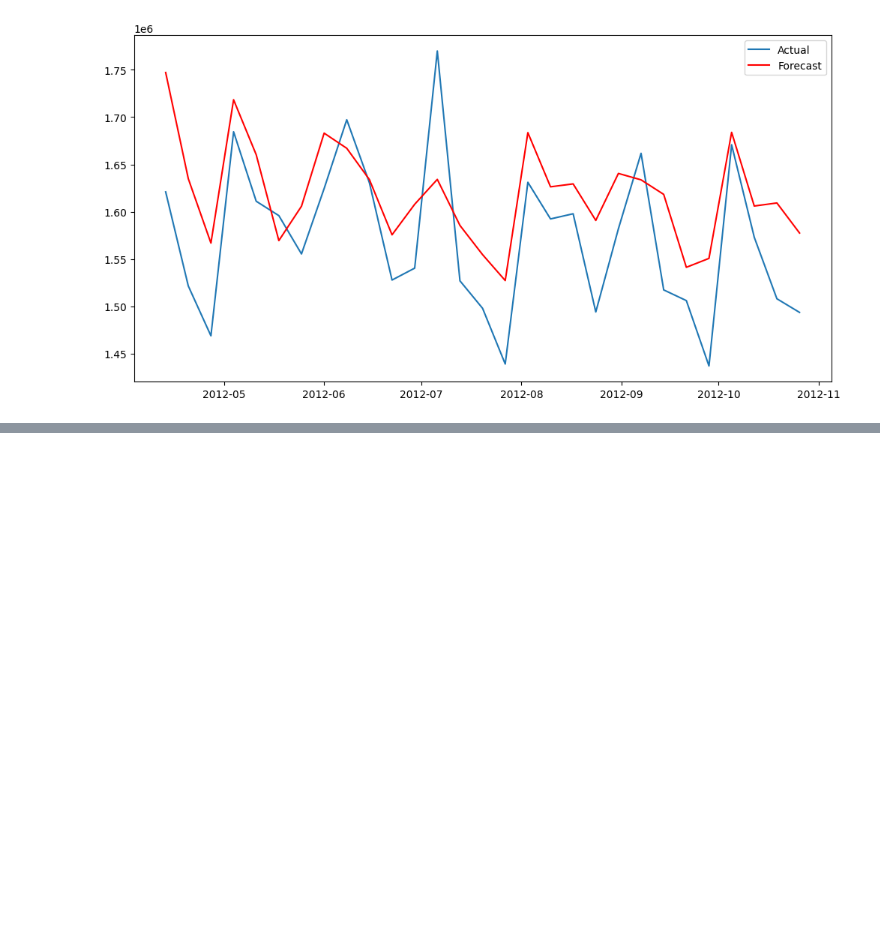
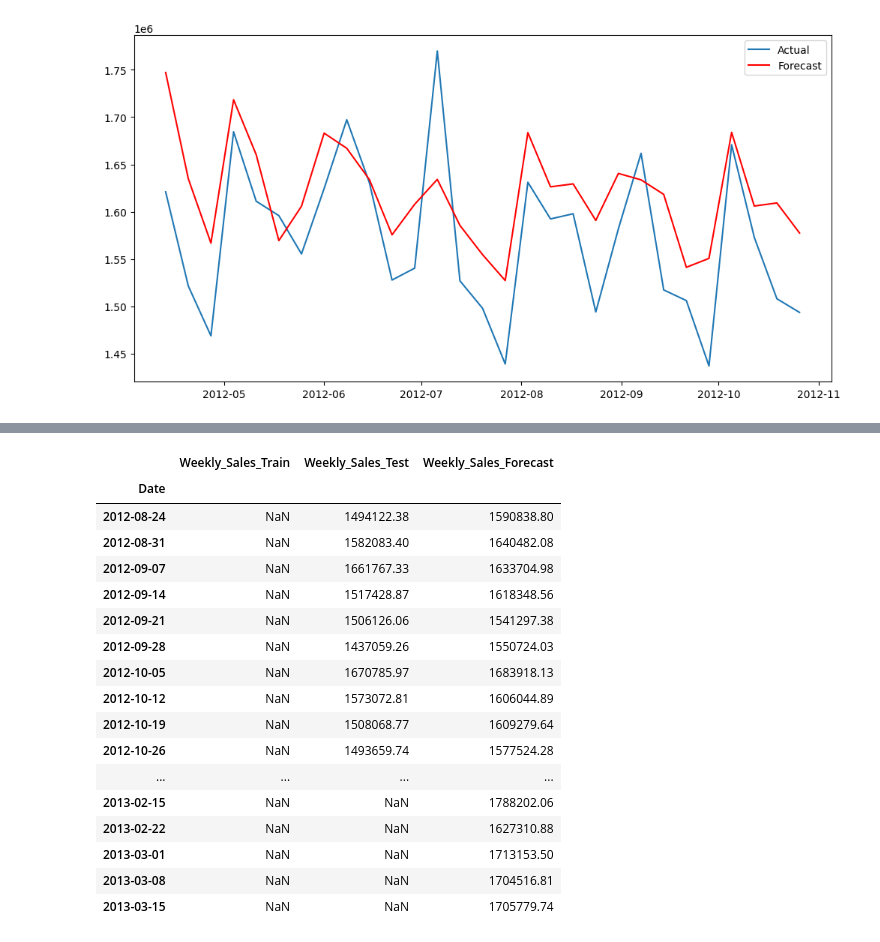
Before and after one commit to lekoller/final-fiap, a Jupyter notebook: step_by_step_analysis.ipynb, the cells around one changed output, grey strips where cells are left out. Saved outputs shown, nothing was run; the diff lists cells and outputs as text; code cells hidden in the pictures; blank space fills up the shorter version.

```diff
--- a/step_by_step_analysis.ipynb
+++ b/step_by_step_analysis.ipynb
@@ -369,0 +490,21 @@ plt.show()
+# %%
+combined_df.tail(30)
+# %% [output]
+|  | Weekly_Sales_Train | Weekly_Sales_Test | Weekly_Sales_Forecast |
+| Date |  |  |  |
+| 2012-08-24 | NaN | 1494122.38 | 1590838.80 |
+| 2012-08-31 | NaN | 1582083.40 | 1640482.08 |
+| 2012-09-07 | NaN | 1661767.33 | 1633704.98 |
+| 2012-09-14 | NaN | 1517428.87 | 1618348.56 |
+| 2012-09-21 | NaN | 1506126.06 | 1541297.38 |
+| 2012-09-28 | NaN | 1437059.26 | 1550724.03 |
+| 2012-10-05 | NaN | 1670785.97 | 1683918.13 |
+| 2012-10-12 | NaN | 1573072.81 | 1606044.89 |
+| 2012-10-19 | NaN | 1508068.77 | 1609279.64 |
+| 2012-10-26 | NaN | 1493659.74 | 1577524.28 |
+| ... | ... | ... | ... |
+| 2013-02-15 | NaN | NaN | 1788202.06 |
+| 2013-02-22 | NaN | NaN | 1627310.88 |
+| 2013-03-01 | NaN | NaN | 1713153.50 |
+| 2013-03-08 | NaN | NaN | 1704516.81 |
+| 2013-03-15 | NaN | NaN | 1705779.74 |
```
Also changed, not shown: parts of 9 cells of this notebook.
